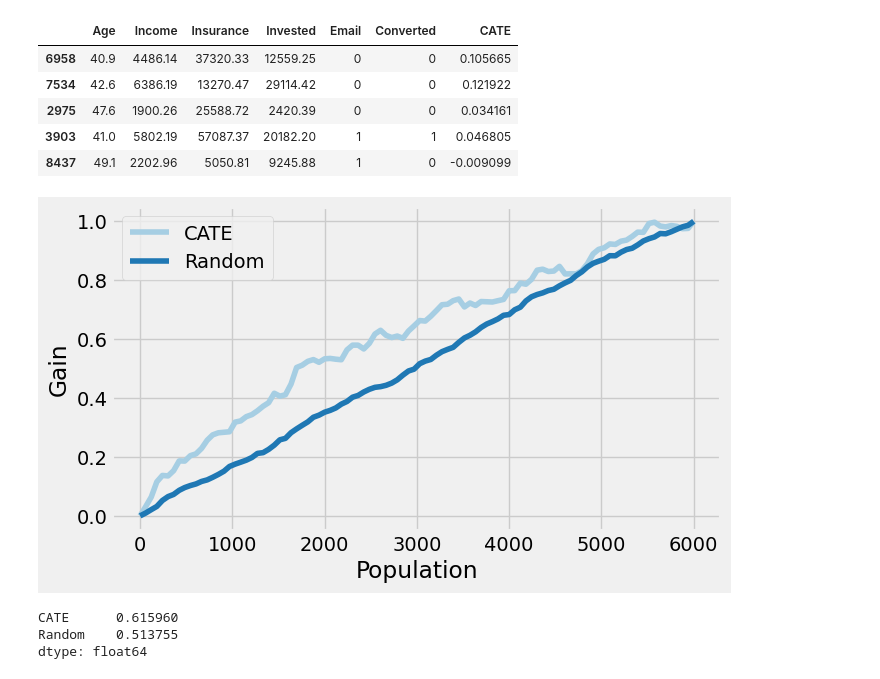
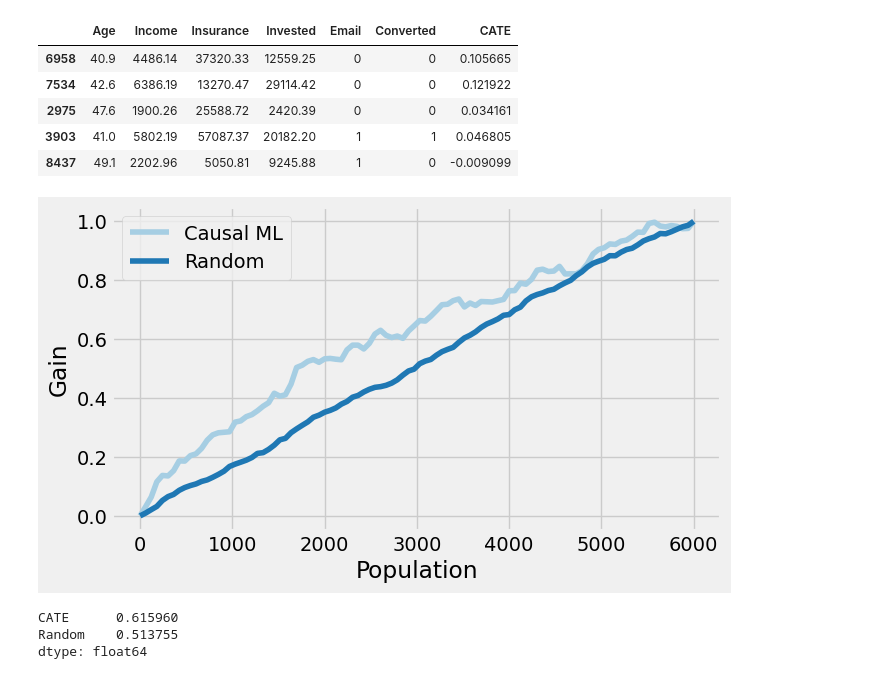
Before and after one commit to hidhiru/working-with-causal-inference, a Jupyter notebook: Metalearners.ipynb, the cells around one changed output. Drawn from its saved outputs; the diff is of its cells as text; code cells hidden in the pictures.

Commit message:
Updates the chart labels

```diff
--- a/Metalearners.ipynb
+++ b/Metalearners.ipynb
@@ -32,7 +32,7 @@ from causalml.metrics import *
 # Load the email campaign data.
 # Data taken from github.com/matheusfacure/python-causality-handbook/
 
-email = pd.read_csv('./data/EmailCampaign.csv')
+email = pd.read_csv('EmailCampaign.csv')
 # %%
 email.head()
 # %% [output]
@@ -98,9 +98,9 @@ test.head()
 # %%
 # Plot the gain curve
 
-plot_gain(test[['Converted', 'Email', 'CATE']], outcome_col=Y, treatment_col=T, normalize=True, figsize=(7,4))
+plot_gain(test[['Converted', 'Email', 'CATE']].rename(columns = {'CATE': 'Causal ML'}), outcome_col=Y, treatment_col=T, normalize=True, figsize=(7,4))
 # %% [output]
-[figure, old version]
+[figure, new version]
 # %%
 # Get the area under the curve
 
```
Also changed, not shown: parts of 3 cells of this notebook.
